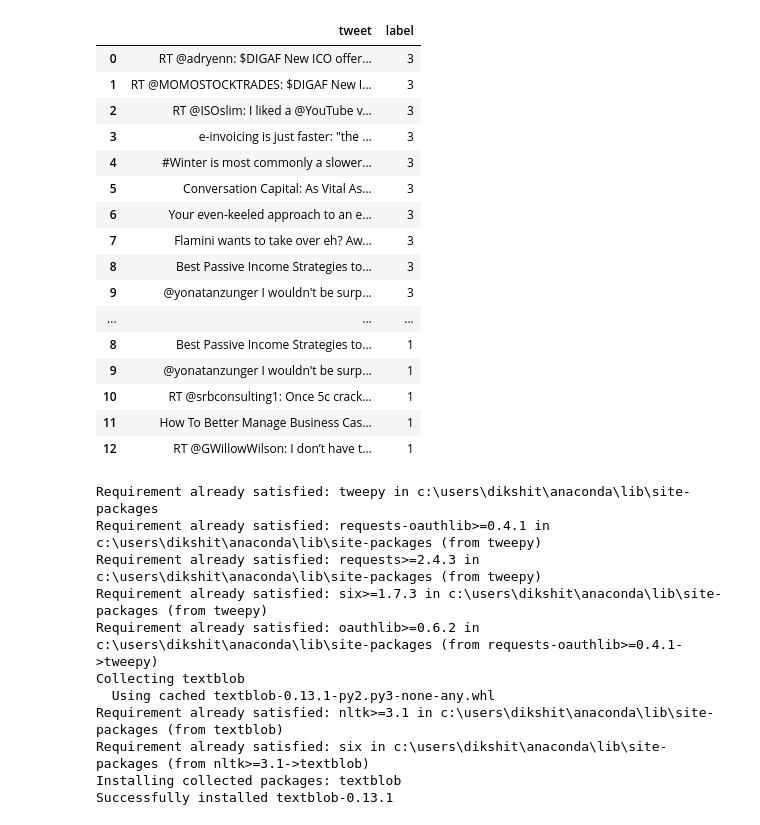
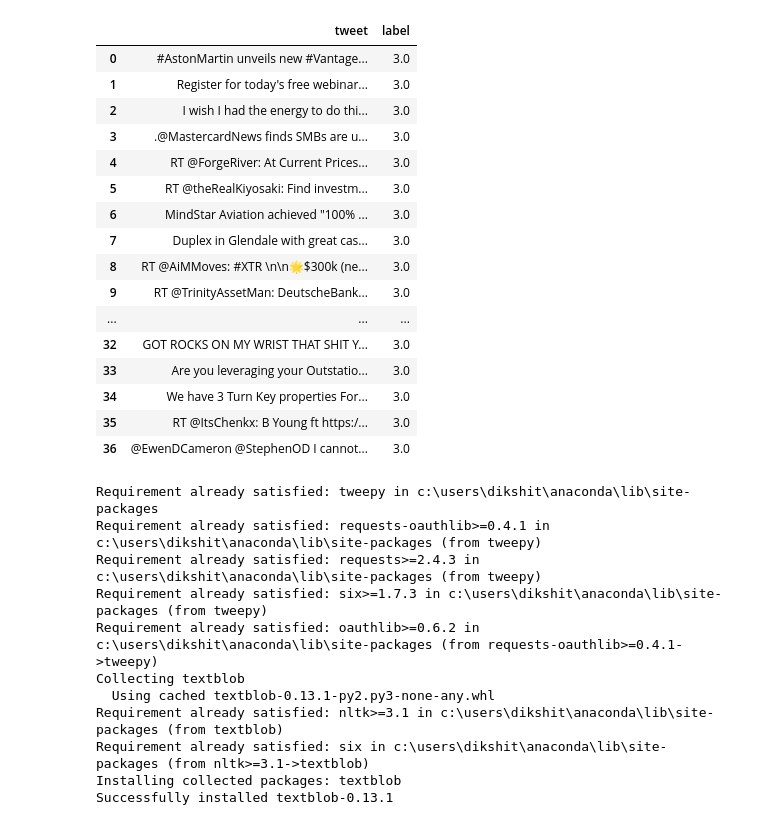
Before and after one commit to sahilmakkar1983/GLCap, a Jupyter notebook: twitter/TextBlob_twit_postive_negative.ipynb, the cells around one changed output. Cells and saved outputs as stored; diff of their text form; code cells hidden in the pictures.

```diff
--- a/twitter/TextBlob_twit_postive_negative.ipynb
+++ b/twitter/TextBlob_twit_postive_negative.ipynb
@@ -108,7 +108,7 @@ def main():
     # creating object of TwitterClient Class
     api = TwitterClient()
 
-    myFilters = ["cash flow", "balance sheet", "stock", "prices", "deprecation"]
+    myFilters = ["cash flow", "balance sheet", "stock", "prices", "deprecation","rich"]
     ptweets = []
     ntweets = []
     neuTweets = []
@@ -116,8 +116,9 @@ def main():
     myDf = pd.DataFrame()
     for currentFilter in myFilters:
         # calling function to get tweets
-        tweets = api.get_tweets(query = currentFilter, count = 2000)
+        tweets = api.get_tweets(query = currentFilter, count = 40000)
 
+        print(tweets)
         # picking positive tweets from tweets
         print(len(ptweets),len(ntweets),len(neuTweets))
         if len(ptweets) == 0:
@@ -181,15 +182,4 @@ def main():
 
 
 myDf = main()
-positiveTweets = []
-for i in ptweets:
-    print("Positive")
-
-    #print(type(i),i)
-    if isinstance(i,dict):
-        positiveTweets.append([i['text'],3])
-    elif isinstance(i,list):
-        for j in i:
-            positiveTweets.append([j['text'],3])
-positiveTweets
 # %% [output]
@@ -230,23 +203,23 @@ Positive
-# %%
-myDf
-# %% [output]
-|  | tweet | label |
-| 0 | RT @adryenn: $DIGAF New ICO offer... | 3 |
-| 1 | RT @MOMOSTOCKTRADES: $DIGAF New I... | 3 |
-| 2 | RT @ISOslim: I liked a @YouTube v... | 3 |
-| 3 | e-invoicing is just faster: "the ... | 3 |
-| 4 | #Winter is most commonly a slower... | 3 |
-| 5 | Conversation Capital: As Vital As... | 3 |
-| 6 | Your even-keeled approach to an e... | 3 |
-| 7 | Flamini wants to take over eh? Aw... | 3 |
-| 8 | Best Passive Income Strategies to... | 3 |
-| 9 | @yonatanzunger I wouldn't be surp... | 3 |
-| ... | ... | ... |
-| 8 | Best Passive Income Strategies to... | 1 |
-| 9 | @yonatanzunger I wouldn't be surp... | 1 |
-| 10 | RT @srbconsulting1: Once 5c crack... | 1 |
-| 11 | How To Better Manage Business Cas... | 1 |
-| 12 | RT @GWillowWilson: I don’t have t... | 1 |
+# %%
+myDf[myDf.label == 3.0]
+# %% [output]
+|  | tweet | label |
+| 0 | #AstonMartin unveils new #Vantage... | 3.0 |
+| 1 | Register for today's free webinar... | 3.0 |
+| 2 | I wish I had the energy to do thi... | 3.0 |
+| 3 | .@MastercardNews finds SMBs are u... | 3.0 |
+| 4 | RT @ForgeRiver: At Current Prices... | 3.0 |
+| 5 | RT @theRealKiyosaki: Find investm... | 3.0 |
+| 6 | MindStar Aviation achieved "100% ... | 3.0 |
+| 7 | Duplex in Glendale with great cas... | 3.0 |
+| 8 | RT @AiMMoves: #XTR \n\n🌟$300k (ne... | 3.0 |
+| 9 | RT @TrinityAssetMan: DeutscheBank... | 3.0 |
+| ... | ... | ... |
+| 32 | GOT ROCKS ON MY WRIST THAT SHIT Y... | 3.0 |
+| 33 | Are you leveraging your Outstatio... | 3.0 |
+| 34 | We have 3 Turn Key properties For... | 3.0 |
+| 35 | RT @ItsChenkx: B Young ft https:/... | 3.0 |
+| 36 | @EwenDCameron @StephenOD I cannot... | 3.0 |
 # %%
 !pip install tweepy
 !pip install textblob
```
Also changed, not shown: parts of 1 cell of this notebook, 4 other files.
